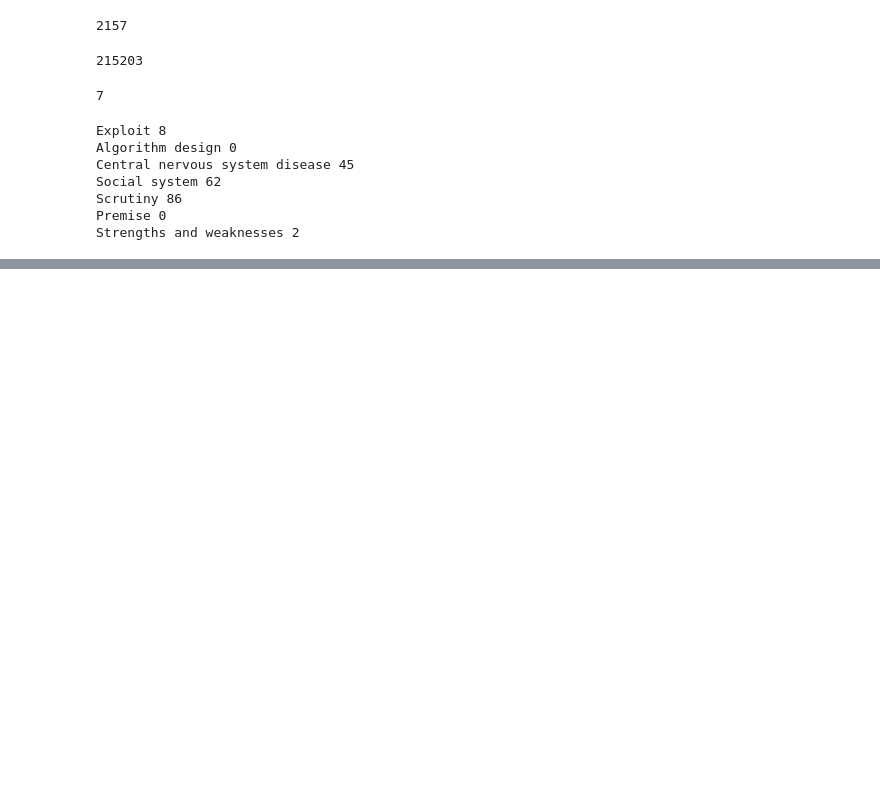
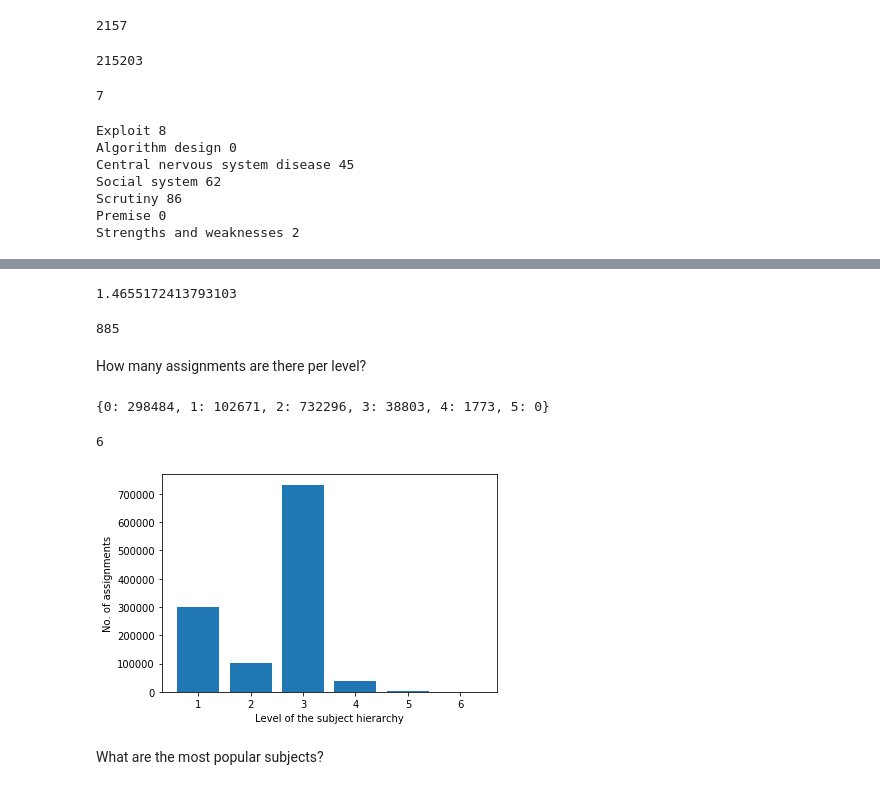
Before and after one commit to uni-carlosfranzreb/thesis_openalex, a Jupyter notebook: analysis/training_data.ipynb, the cells around one changed output, grey strips where cells are left out. Drawn from its saved outputs; the diff is of its cells as text; code cells hidden in the pictures; blank space fills up the shorter version.

```diff
--- a/analysis/training_data.ipynb
+++ b/analysis/training_data.ipynb
@@ -41,0 +113,16 @@ Strengths and weaknesses 2
+# %%
+nofield_cnt = Counter()
+for file in listdir(docs_folder):
+  docs = json.load(open(f'{docs_folder}/{file}'))
+  for group in docs.values():
+    for doc in group:
+      has_field = False
+      for subject in doc['subjects'].keys():
+        if subject in subjects:
+          if subjects[subject]['level'] == 0:
+            has_field = True
+            break
+      if not has_field:
+        s_names = [subjects[s]['name'] for s in subjects if s in doc['subjects'].keys()]
+        nofield_cnt[str(sorted(s_names))] += 1
+nofield_cnt.most_common(10)
@@ -41,0 +158,36 @@ Strengths and weaknesses 2
+# %%
+sum(nofield_cnt.values()) / len(nofield_cnt)  # avg. no. of subjects per doc that does not have a field
+# %% [output]
+1.4655172413793103
+# %%
+sum([v == 1 for v in nofield_cnt.values()])  # no. of subject sets that occur only once (from those of docs that are not assigned fields)
+# %% [output]
+885
+# %% [markdown]
+How many assignments are there per level?
+# %%
+level_distr = {lv: 0 for lv in range(6)}
+for file in listdir(docs_folder):
+  docs = json.load(open(f'{docs_folder}/{file}'))
+  for group in docs.values():
+    for doc in group:
+      for subject in doc['subjects'].keys():
+        if subject in subjects:
+          level_distr[subjects[subject]['level']] += 1
+level_distr
+# %% [output]
+{0: 298484, 1: 102671, 2: 732296, 3: 38803, 4: 1773, 5: 0}
+# %%
+len(level_distr)
+# %% [output]
+6
+# %%
+plt.bar(level_distr.keys(), level_distr.values())
+plt.xticks(list(level_distr.keys()), list(range(1, len(level_distr)+1)))
+plt.xlabel('Level of the subject hierarchy')
+plt.ylabel('No. of assignments')
+plt.show()
+# %% [output]
+[figure, added]
+# %% [markdown]
+What are the most popular subjects?
```
Also changed, not shown: parts of 17 cells of this notebook.
